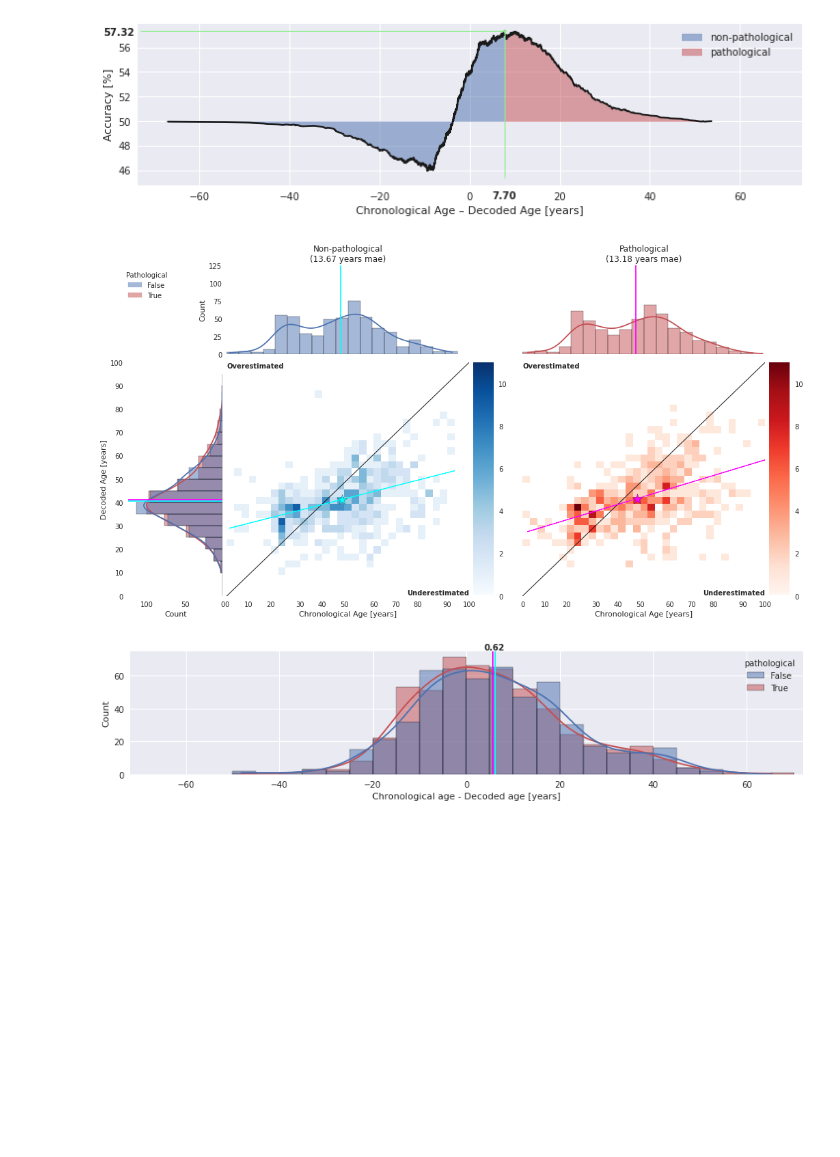
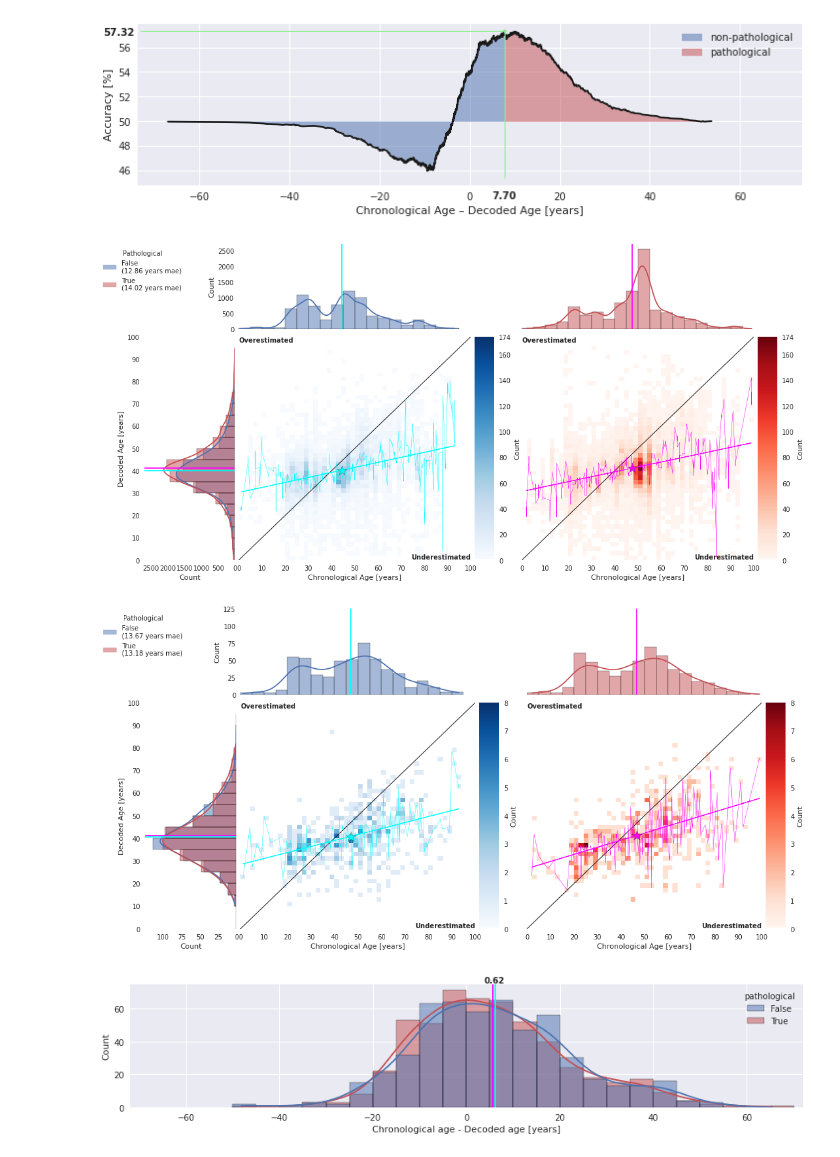
Before and after one commit to gemeinl/eeg-brain-age, a Jupyter notebook: post_hoc_analysis.ipynb, the cells around one changed output. Cells and saved outputs as stored; diff of their text form; code cells hidden in the pictures; blank space fills up the shorter version.

```diff
--- a/post_hoc_analysis.ipynb
+++ b/post_hoc_analysis.ipynb
@@ -291,27 +319,3 @@ ax = plot_thresh_to_acc(df, ax=ax)
 # fig.savefig('/home/jovyan/proxy.png', bbox_inches='tight', dpi=300)
 # %% [output]
 [figure]
-# %%
-subject_wise = True
-bin_size = 3
-max_age = 100
-hist_max_count = 2200 if not subject_wise else 125
-# %%
-# fdescribe i, longitudinal in enumerate(['transition', 'non_pathological', 'pathological']):
-longitudinal = 'transition'
-df = pd.read_csv(f'/home/jovyan/220824_5fcv_huber_longitudinal_{longitudinal}.csv', index_col=0)
-# --- hack
-with open(f'/home/jovyan/longitudinal/{longitudinal}.pkl', 'rb') as f:
-    ds = pickle.load(f)
-df['subject'] = 5*ds.description['subject'].to_list()
-# ---
-if subject_wise:
-    df = df.groupby(['subject', 'pathological'], as_index=False).mean()
-
-ax_arr = plot_heatmaps(df, bin_size, max_age, hist_max_count)
-s = 'recording' if not subject_wise else 'subject'
-# ax_arr.get_figure().savefig(
-#     f'/home/jovyan/longitudinal_{longitudinal}_chronological_vs_predicted_{s}_age.png',
-#     dpi=300, bbox_inches='tight')
-# %% [output]
-[figure, removed]
@@ -318,3 +324,29 @@ s = 'recording' if not subject_wise else 'subject'
+# %%
+bin_size = 2
+max_age = 100
+# %%
+for subject_wise in [False, True]:
+    hist_max_count = 2700 if not subject_wise else 125
+
+    # fdescribe i, longitudinal in enumerate(['transition', 'non_pathological', 'pathological']):
+    longitudinal = 'transition'
+    df = pd.read_csv(f'/home/jovyan/220824_5fcv_huber_longitudinal_{longitudinal}.csv', index_col=0)
+    # --- hack
+    with open(f'/home/jovyan/longitudinal/{longitudinal}.pkl', 'rb') as f:
+        ds = pickle.load(f)
+    df['subject'] = 5*ds.description['subject'].to_list()
+    # ---
+    if subject_wise:
+        df = df.groupby(['subject', 'pathological'], as_index=False).mean()
+
+    ax_arr = plot_heatmaps(df, bin_size, max_age, hist_max_count)
+    s = 'recording' if not subject_wise else 'subject'
+    # ax_arr.get_figure().savefig(
+    #     f'/home/jovyan/longitudinal_{longitudinal}_chronological_vs_predicted_{s}_age.png',
+    #     dpi=300, bbox_inches='tight')
+# %% [output]
+[figure, added]
+[figure, added]
 # %%
 ax = plot_age_gap_hist(df)
 ax.get_figure().tight_layout()
```
Also changed, not shown: parts of 19 cells of this notebook, 5 other files.
